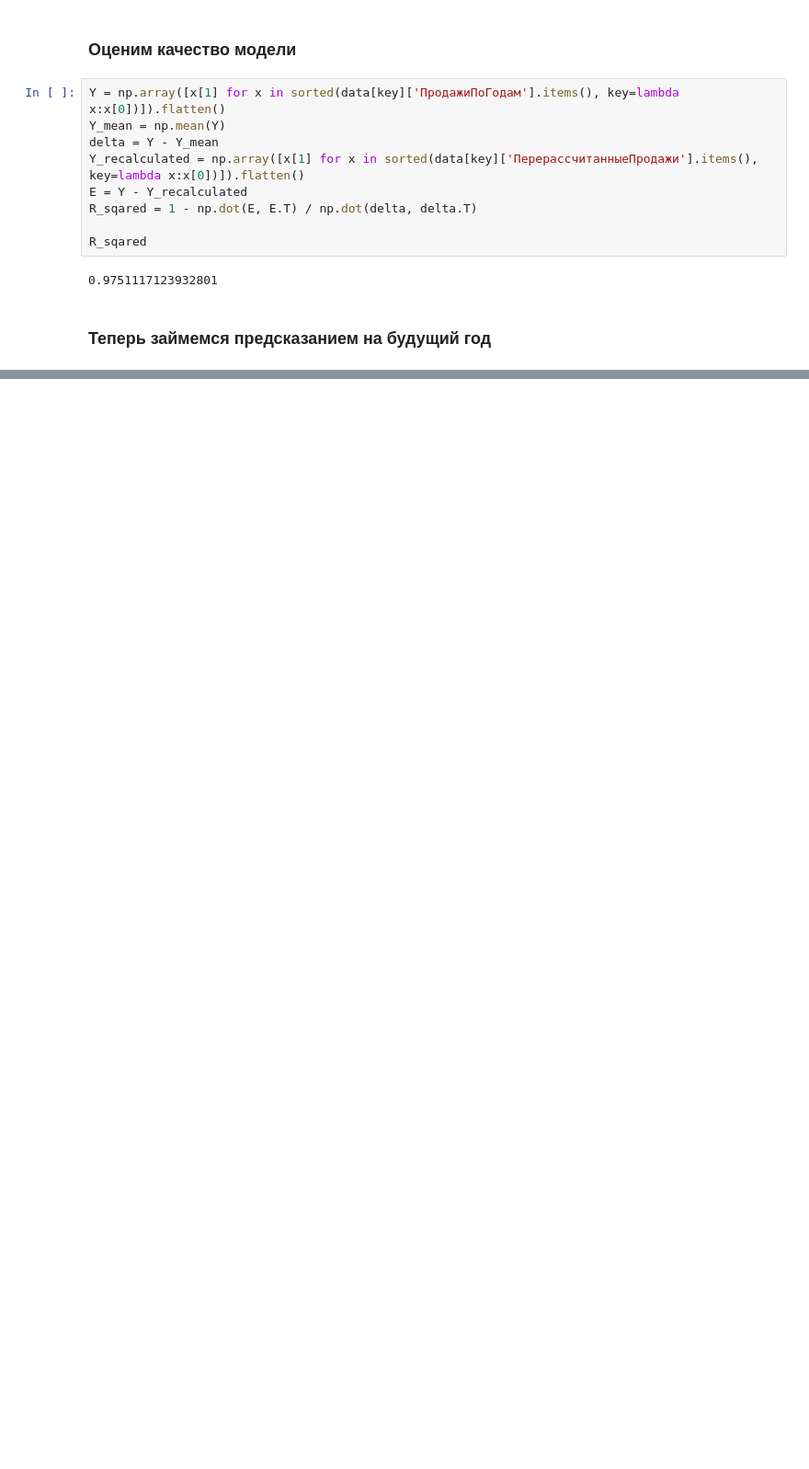
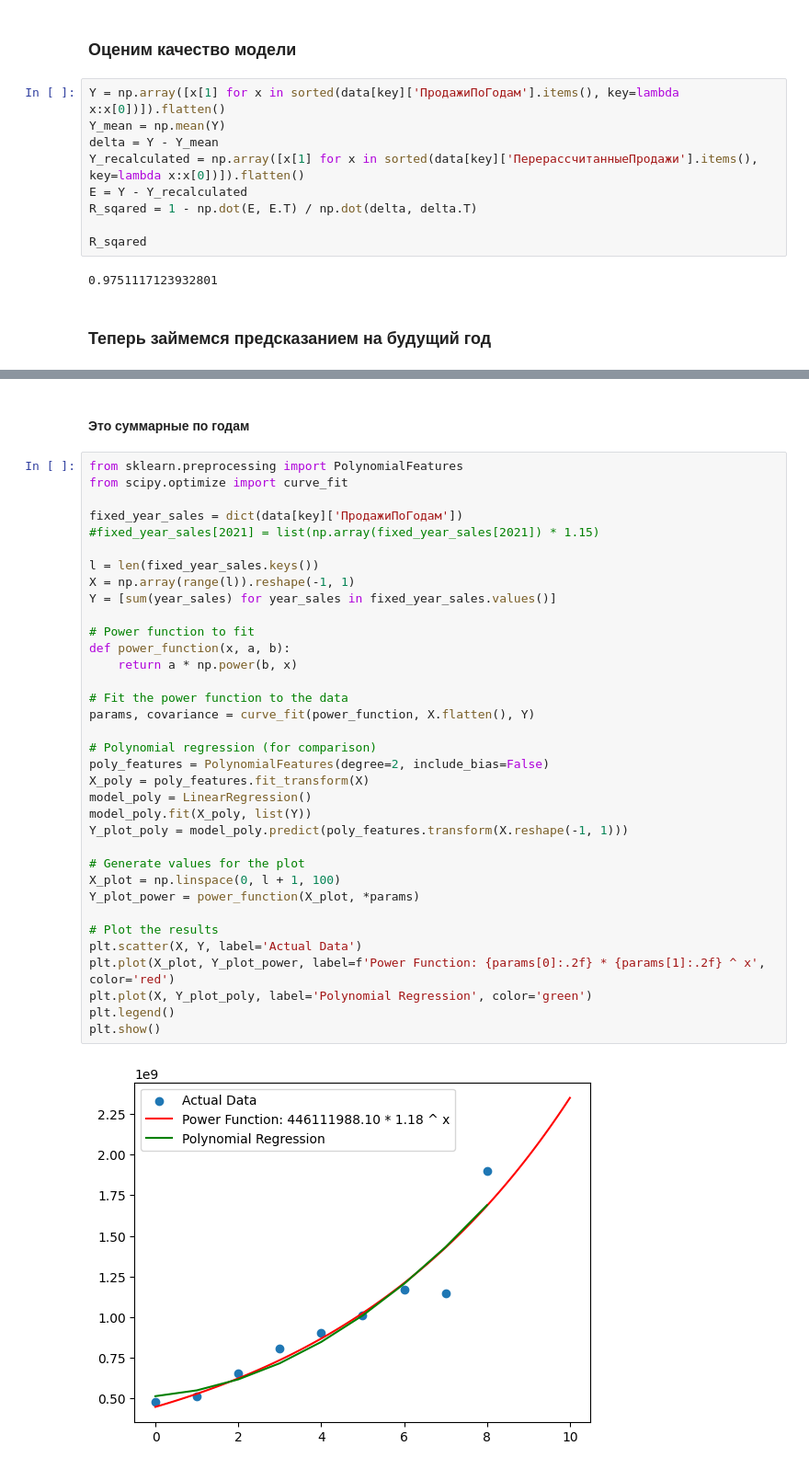
Before and after one commit to AltairkaGit/MilkStats, a Jupyter notebook: model.ipynb, the cells around one changed output, grey strips where cells are left out. Shown at 92% size. Drawn from its saved outputs; the diff is of its cells as text; blank space fills up the shorter version.

```diff
--- a/model.ipynb
+++ b/model.ipynb
@@ -410,0 +364,39 @@ sum(y_new[-1])
+# %% [markdown]
+#### Это суммарные по годам
+# %%
+from sklearn.preprocessing import PolynomialFeatures
+from scipy.optimize import curve_fit
+
+fixed_year_sales = dict(data[key]['ПродажиПоГодам'])
+#fixed_year_sales[2021] = list(np.array(fixed_year_sales[2021]) * 1.15)
+
+l = len(fixed_year_sales.keys())
+X = np.array(range(l)).reshape(-1, 1)
+Y = [sum(year_sales) for year_sales in fixed_year_sales.values()]
+
+# Power function to fit
+def power_function(x, a, b):
+    return a * np.power(b, x)
+
+# Fit the power function to the data
+params, covariance = curve_fit(power_function, X.flatten(), Y)
+
+# Polynomial regression (for comparison)
+poly_features = PolynomialFeatures(degree=2, include_bias=False)
+X_poly = poly_features.fit_transform(X)
+model_poly = LinearRegression()
+model_poly.fit(X_poly, list(Y))
+Y_plot_poly = model_poly.predict(poly_features.transform(X.reshape(-1, 1)))
+
+# Generate values for the plot
+X_plot = np.linspace(0, l + 1, 100)
+Y_plot_power = power_function(X_plot, *params)
+
+# Plot the results
+plt.scatter(X, Y, label='Actual Data')
+plt.plot(X_plot, Y_plot_power, label=f'Power Function: {params[0]:.2f} * {params[1]:.2f} ^ x', color='red')
+plt.plot(X, Y_plot_poly, label='Polynomial Regression', color='green')
+plt.legend()
+plt.show()
+# %% [output]
+[figure, added]
```
Also changed, not shown: parts of 4 cells of this notebook.
